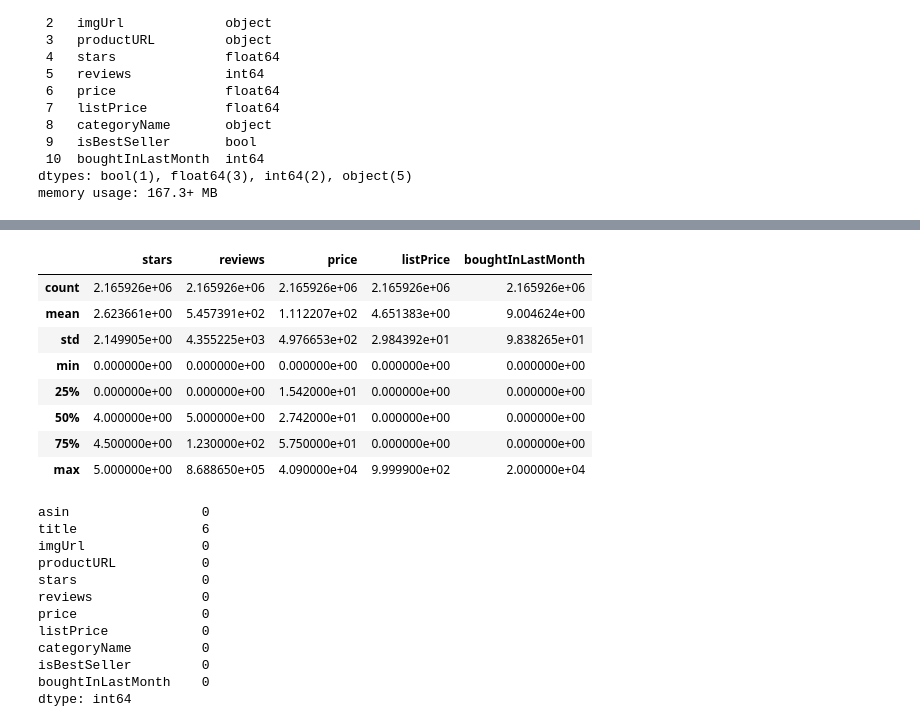
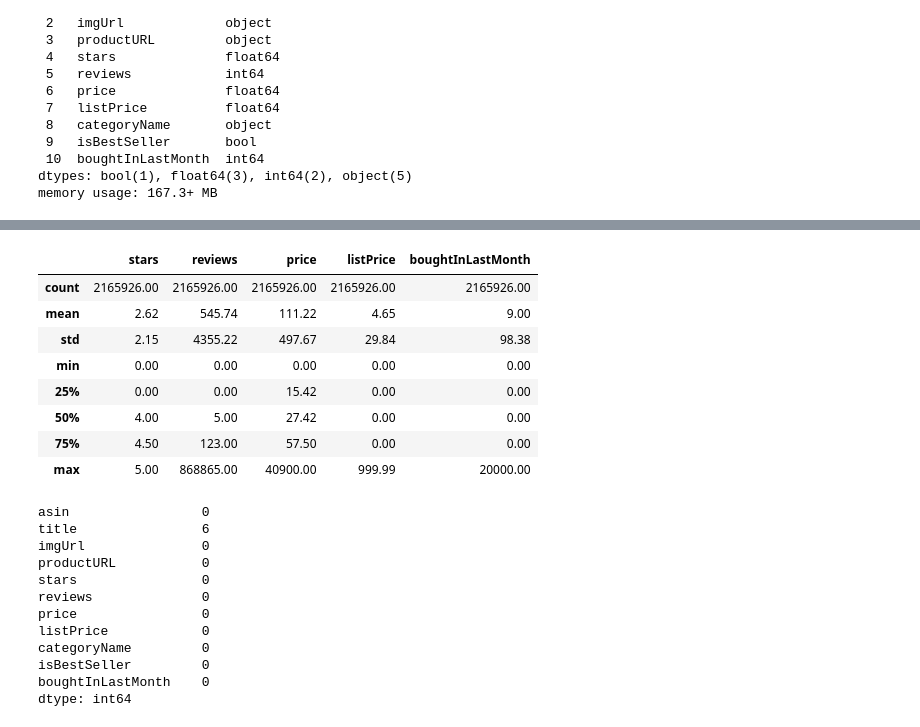
Before and after one commit to Kanustu/data_portfolio, a Jupyter notebook: eda.ipynb, the cells around one changed output, grey strips where cells are left out. Cells and saved outputs as stored; diff of their text form; code cells hidden in the pictures.

```diff
--- a/eda.ipynb
+++ b/eda.ipynb
@@ -57,13 +65,17 @@ ac.sample(5)
 # %%
+# Set the floating-point number format to display two decimal places without scientific notation
+pd.options.display.float_format = '{:.2f}'.format
+
+# Display summary statistics for the DataFrame
 ac.describe()
 # %% [output]
 |  | stars | reviews | price | listPrice | boughtInLastMonth |
-| count | 2.165926e+06 | 2.165926e+06 | 2.165926e+06 | 2.165926e+06 | 2.165926e+06 |
-| mean | 2.623661e+00 | 5.457391e+02 | 1.112207e+02 | 4.651383e+00 | 9.004624e+00 |
-| std | 2.149905e+00 | 4.355225e+03 | 4.976653e+02 | 2.984392e+01 | 9.838265e+01 |
-| min | 0.000000e+00 | 0.000000e+00 | 0.000000e+00 | 0.000000e+00 | 0.000000e+00 |
-| 25% | 0.000000e+00 | 0.000000e+00 | 1.542000e+01 | 0.000000e+00 | 0.000000e+00 |
-| 50% | 4.000000e+00 | 5.000000e+00 | 2.742000e+01 | 0.000000e+00 | 0.000000e+00 |
-| 75% | 4.500000e+00 | 1.230000e+02 | 5.750000e+01 | 0.000000e+00 | 0.000000e+00 |
-| max | 5.000000e+00 | 8.688650e+05 | 4.090000e+04 | 9.999900e+02 | 2.000000e+04 |
+| count | 2165926.00 | 2165926.00 | 2165926.00 | 2165926.00 | 2165926.00 |
+| mean | 2.62 | 545.74 | 111.22 | 4.65 | 9.00 |
+| std | 2.15 | 4355.22 | 497.67 | 29.84 | 98.38 |
+| min | 0.00 | 0.00 | 0.00 | 0.00 | 0.00 |
+| 25% | 0.00 | 0.00 | 15.42 | 0.00 | 0.00 |
+| 50% | 4.00 | 5.00 | 27.42 | 0.00 | 0.00 |
+| 75% | 4.50 | 123.00 | 57.50 | 0.00 | 0.00 |
+| max | 5.00 | 868865.00 | 40900.00 | 999.99 | 20000.00 |
 # %%
```
Also changed, not shown: parts of 23 cells of this notebook.
